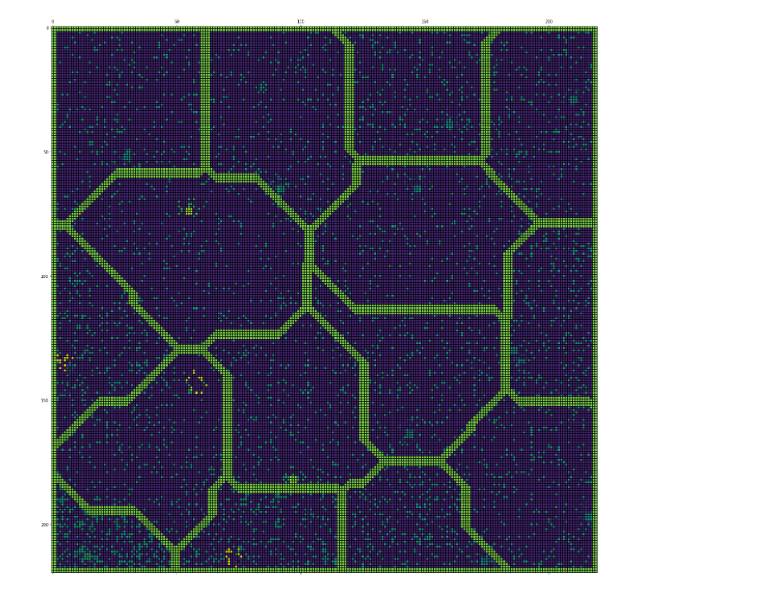
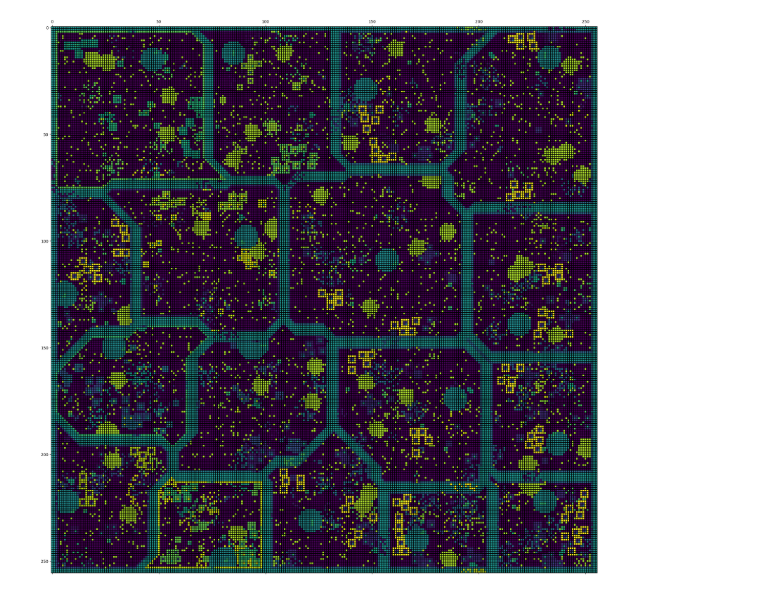
Before and after one commit to QuantumCreation/aoe2mapgenerator, a Jupyter notebook: maingenerator.ipynb, the cells around one changed output. Cells and saved outputs as stored; diff of their text form; code cells hidden in the pictures.

```diff
--- a/maingenerator.ipynb
+++ b/maingenerator.ipynb
@@ -15,6 +25,6 @@ input_name = "1 vs 7 DEFAULT.aoe2scenario"
 output_name = "0_BASIC_SCENARIO.aoe2scenario"
 # %%
-map_size = 220
+map_size = 256
 map = Map(map_size)
 map.voronoi(50)
 
@@ -23,14 +33,3 @@ map.add_borders_all(
     TerrainId.ROAD_FUNGUS,
     margin = 2
     )
-# map.place_groups(
-#     Vakue
-# )
-
-# castle_array = [BuildingInfo.CASTLE] + [UnitInfo.TEUTONIC_KNIGHT, UnitInfo.PALADIN]*40
-
-# def distance(p1,p2):
-#     return sum(((a-b)**2 for a, b in zip(p1, p2)))
-
-# def clumping_func(p1, p2, clumping):
-#     return np.math.log((1+distance(p1,p2)),16) + random.random()*clumping
@@ -133,7 +68,7 @@ min([val for val in map.zone_dict if type(val) == int])
 # %%
-map.visualize_mat(ValueType.TERRAIN, include_zones=False)
+map.visualize_mat(ValueType.UNIT, include_zones=False)
 # %% [output]
-[figure, old version]
+[figure, new version]
 # %%
 scenario = Scenario(input_name, map)
 # %% [output]
```
Also changed, not shown: parts of 7 cells of this notebook, 13 other files.
